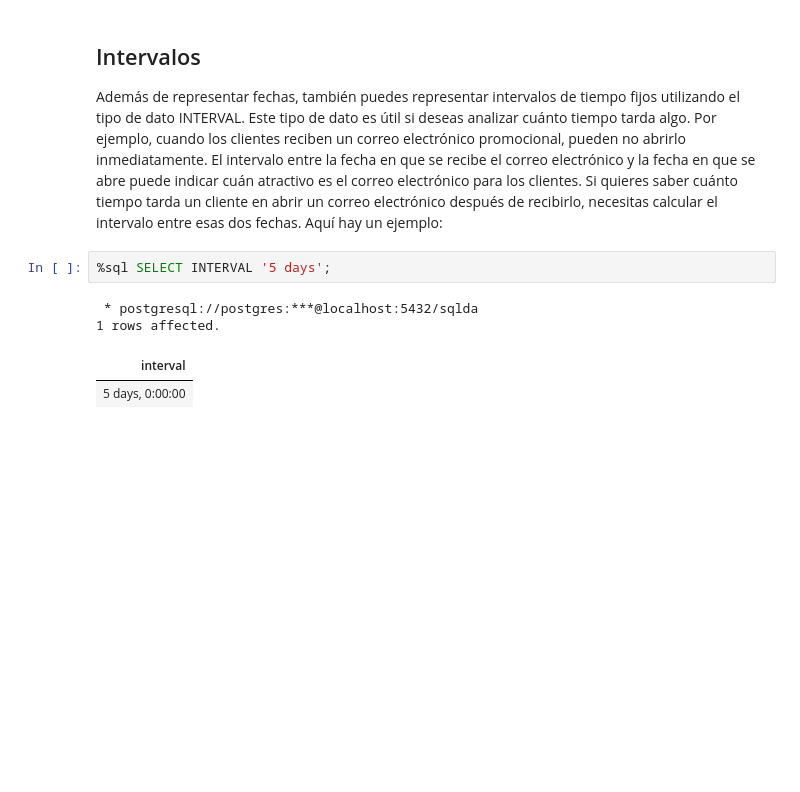
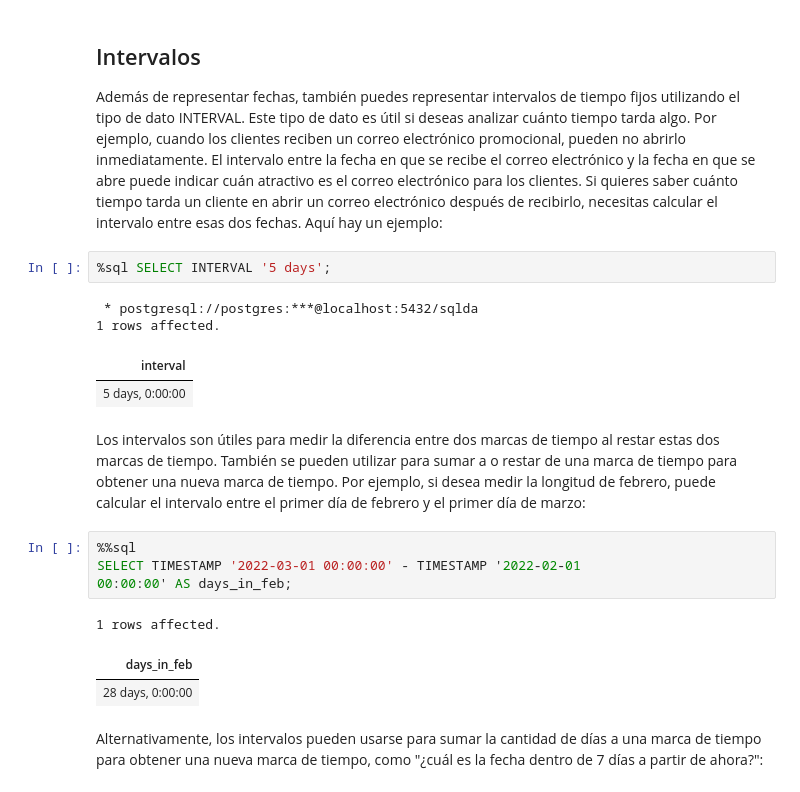
Before and after one commit to limspiga/data-modeling, a Jupyter notebook: 07_data_modeling_for_marketing.ipynb, the cells around one changed output. Saved outputs shown, nothing was run; the diff lists cells and outputs as text; blank space fills up the shorter version.

```diff
--- a/07_data_modeling_for_marketing.ipynb
+++ b/07_data_modeling_for_marketing.ipynb
@@ -214,3 +214,15 @@ Aquí hay un ejemplo:
 1 rows affected.
 | interval |
 | 5 days, 0:00:00 |
+# %% [markdown]
+Los intervalos son útiles para medir la diferencia entre dos marcas de tiempo al restar estas dos marcas de tiempo. También se pueden utilizar para sumar a o restar de una marca de tiempo para obtener una nueva marca de tiempo. Por ejemplo, si desea medir la longitud de febrero, puede calcular el intervalo entre el primer día de febrero y el primer día de marzo:
+# %%
+%%sql
+SELECT TIMESTAMP '2022-03-01 00:00:00' - TIMESTAMP '2022-02-01
+00:00:00' AS days_in_feb;
+# %% [output]
+1 rows affected.
+| days_in_feb |
+| 28 days, 0:00:00 |
+# %% [markdown]
+Alternativamente, los intervalos pueden usarse para sumar la cantidad de días a una marca de tiempo para obtener una nueva marca de tiempo, como "¿cuál es la fecha dentro de 7 días a partir de ahora?":
```
Also changed, not shown: parts of 7 cells of this notebook.
